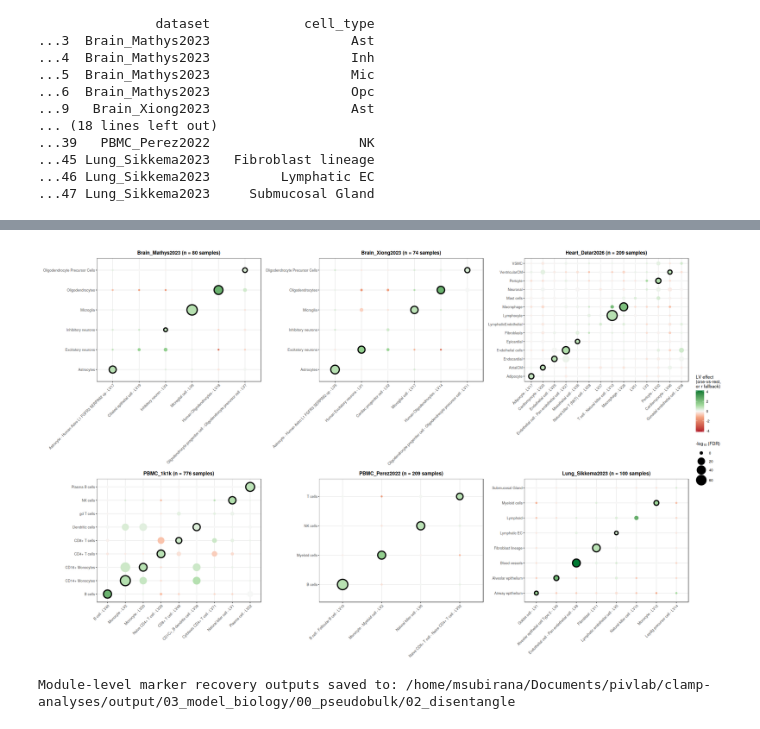
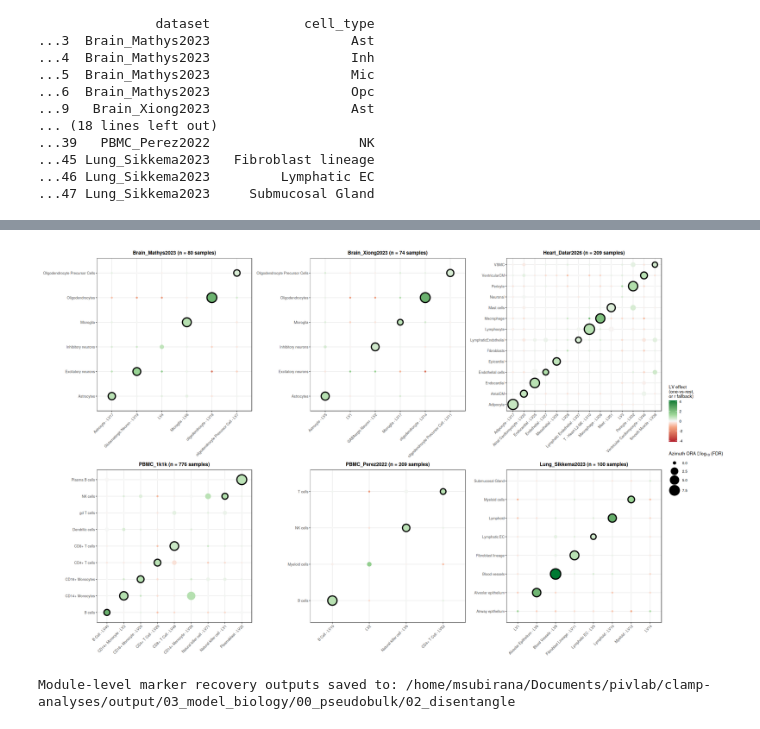
Before and after one commit to pivlab/clamp-analyses, a Jupyter notebook: nbs/03_model_biology/00_pseudobulk/02_disentangle.executed.ipynb, the cells around one changed output, grey strips where cells are left out. Drawn from its saved outputs; the diff is of its cells as text; code cells hidden in the pictures.

```diff
--- a/nbs/03_model_biology/00_pseudobulk/02_disentangle.executed.ipynb
+++ b/nbs/03_model_biology/00_pseudobulk/02_disentangle.executed.ipynb
@@ -205,7 +204,10 @@ auroc_rows <- lapply(unique(top_lvs_df$dataset), function(ds) {
     if (!all(file.exists(b_path), file.exists(truth_path))) return(NULL)
 
     B     <- t(as.matrix(read.csv(b_path, row.names = 1, check.names = FALSE)))
-    truth <- filter_rare_cell_types(read.csv(truth_path, row.names = 1, check.names = FALSE))
+    truth <- filter_analysis_cell_types(
+      read.csv(truth_path, row.names = 1, check.names = FALSE),
+      ds, snakemake@config$cell_type_analysis$excluded_targets
+    )
     sample_ct <- setNames(colnames(truth)[apply(truth, 1, which.max)], rownames(truth))
     shared    <- intersect(rownames(B), names(sample_ct))
 
@@ -508,12 +498,15 @@ run_module_pipeline <- function(ds, method = "CLAMPfull") {
 
     B         <- read_B_matrix(b_path)
     Z         <- read.csv(z_path, row.names = 1, check.names = FALSE)
-    truth <- filter_rare_cell_types(read.csv(truth_path, row.names = 1, check.names = FALSE))
+    truth <- filter_analysis_cell_types(
+      read.csv(truth_path, row.names = 1, check.names = FALSE),
+      ds, snakemake@config$cell_type_analysis$excluded_targets
+    )
     sample_ct <- setNames(colnames(truth)[apply(truth, 1, which.max)], rownames(truth))
     all_cts   <- colnames(truth)
 
     universe    <- rownames(Z)
-    marker_sets <- build_marker_sets(all_cts, universe)
+    marker_sets <- build_marker_sets(ds, all_cts, universe)
 
     ovr <- one_vs_rest_test(B, sample_ct)
     ovr <- ovr[ovr$cell_type %in% names(marker_sets), ]
@@ -541,7 +534,8 @@ run_module_pipeline <- function(ds, method = "CLAMPfull") {
     sel <- dplyr::bind_rows(sel_ovr, sel_fallback)
 
     list(dataset = ds, method = method, ovr = ovr, selected = sel,
-         marker_sets = marker_sets, universe = universe)
+         marker_sets = marker_sets, marker_source = "Azimuth 2023",
+         universe = universe)
 }
 
 module_results <- lapply(DATASETS, run_module_pipeline)
@@ -961,7 +928,7 @@ module_panels <- lapply(names(module_results), function(ds) {
             geom_point(data = diag_recovered, aes(size = neg_log10_fdr),
                        shape = 1, color = "black", stroke = 1.3) } +
         scale_size_continuous(limits = c(0, Q_LIM), range = c(1, 9),
-                              name = expression("-" * log[10] ~ "(FDR)")) +
+                              name = expression("Azimuth ORA " * -log[10] ~ "(FDR)")) +
         scale_color_gradientn(colors = c("#b2182b", "#f4a582", "#f7f7f7", "#a1d99b", "#007a33"),
                               values = c(0, 0.35, 0.5, 0.65, 1),
                               limits = c(-Z_LIM, Z_LIM),
@@ -972,34 +939,35 @@ module_panels <- lapply(names(module_results), function(ds) {
         theme(axis.text.x = element_text(angle = 45, hjust = 1),
               plot.title  = element_text(face = "bold", size = 10, hjust = 0.5)) +
         labs(x = NULL, y = NULL, title = paste0(ds, " (n = ", n_samples, " samples)"))
 
     panel_export <- data.frame(
         dataset          = ds,
+        marker_source    = res$marker_source,
         marker_row_label = as.character(enr$marker_row_label),
         marker_row_rank  = as.integer(enr$marker_row_label),
         lv_col_label     = as.character(enr$lv_col_label),
         lv_col_rank      = as.integer(enr$lv_col_label),
         neg_log10_fdr    = enr$neg_log10_fdr,
         row_effect       = enr$row_effect,
         diag_recovered   = enr$is_diagonal %in% TRUE & enr$recovered %in% TRUE,
         n_samples        = n_samples,
         Z_LIM            = Z_LIM,
         Q_LIM            = Q_LIM,
         stringsAsFactors = FALSE
     )
 
     list(plot = panel_plot, data = panel_export)
 })
 module_panels <- Filter(Negate(is.null), module_panels)
 
 module_panel_export <- dplyr::bind_rows(lapply(module_panels, `[[`, "data"))
 
 options(repr.plot.width = 20, repr.plot.height = 12)
 p_module <- wrap_plots(lapply(module_panels, `[[`, "plot"), ncol = 3, guides = "collect") &
     theme(legend.position = "right")
 print(p_module)
 # %% [output]
-[figure, old version]
+[figure, new version]
 # %%
 write.csv(ovr_all_df,        file.path(OUT_DIR, "module_ovr_specificity.csv"),        row.names = FALSE)
 write.csv(selected_all_df,   file.path(OUT_DIR, "module_selected_lvs.csv"),           row.names = FALSE)
```
Also changed, not shown: parts of 7 cells of this notebook, 29 other files.
